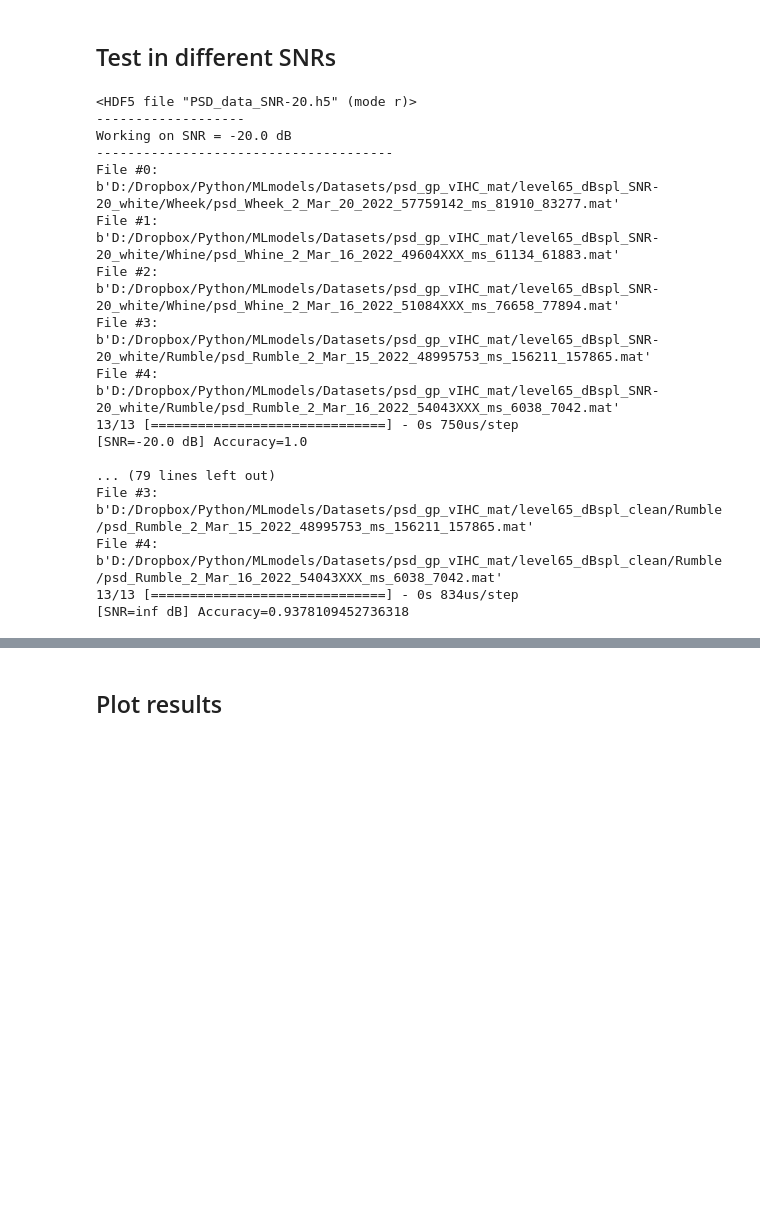
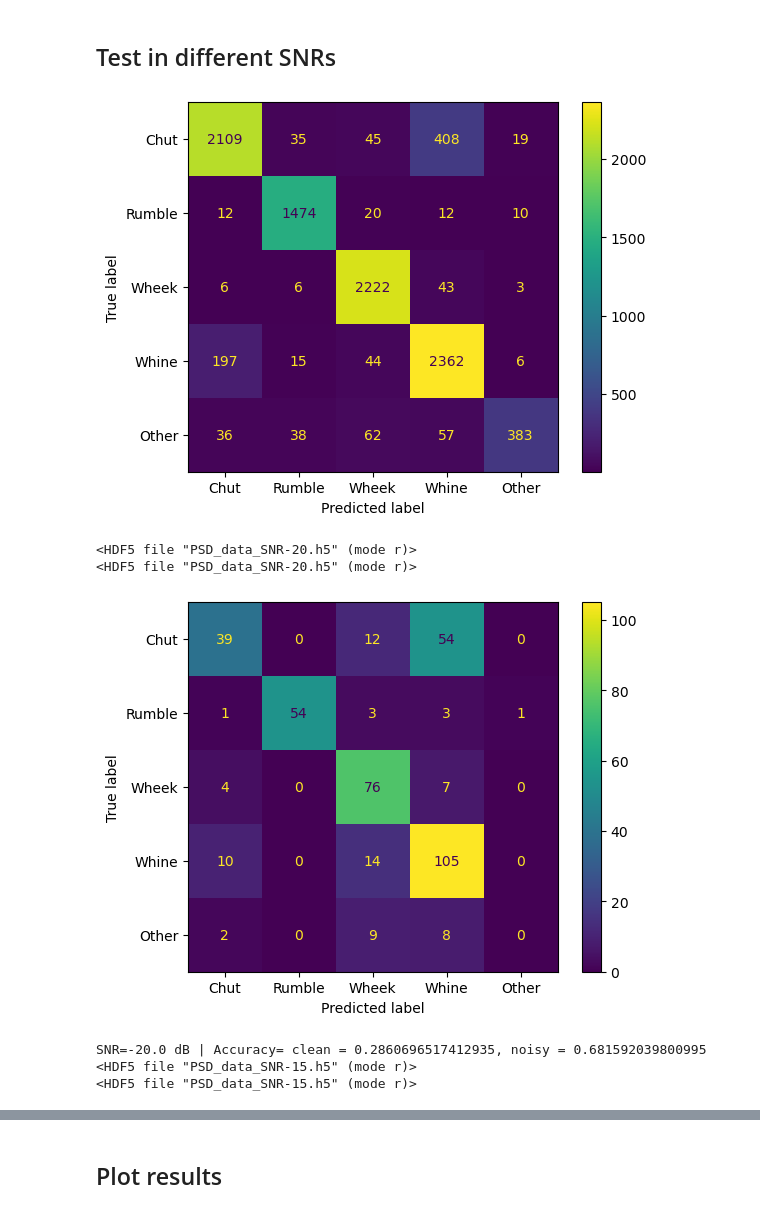
Before and after one commit to sbp894/MLmodels_CVox, a Jupyter notebook: Code/run_psd_MLP.ipynb, the cells around one changed output, grey strips where cells are left out. Drawn from its saved outputs; the diff is of its cells as text; code cells hidden in the pictures; blank space fills up the shorter version.

```diff
--- a/Code/run_psd_MLP.ipynb
+++ b/Code/run_psd_MLP.ipynb
@@ -219,68 +256,74 @@ Epoch 50/50
 # %% [markdown]
 ## Test in different SNRs
 # %%
-def test_MLP_snr(MLPmodel, minmax_scaler, snr_value, test_inds_clean, test_fnames_clean):
+def plot_conf_matrix(label_true, label_est, display_labels):
+    cnf_matrix = confusion_matrix(label_true, label_est)
+    disp = ConfusionMatrixDisplay(cnf_matrix, display_labels=display_labels)
+    disp.plot()
+    plt.show()
+
+
+def test_MLP_snr(MLPmodel, minmax_scaler, snr_value, test_inds_clean):
     root_out_dir= '../Datasets/psd_gp_vIHC_mat/PyData/'
     if np.isinf(snr_value):
         out_psd_data_file = root_out_dir + 'PSD_data_clean.h5'
     else:
         out_psd_data_file = root_out_dir + 'PSD_data_SNR' + snr_value.astype('int').astype('str') + '.h5'
     cur_snr_dataset = h5py.File(out_psd_data_file, "r")
     print(cur_snr_dataset)
     data_x_orig = np.array(cur_snr_dataset["data_psd_x"][:]) # your train set features
     data_y_orig = np.ravel(np.array(cur_snr_dataset["data_label_y"][:])) # your train set labels
-    data_fnames = np.ravel(np.array(cur_snr_dataset["data_filename"][:])) # your train set labels
+    # data_fnames = np.ravel(np.array(cur_snr_dataset["data_filename"][:])) # your train set labels
     data_x_norm = minmax_scaler.transform(data_x_orig)
 
     X_test = data_x_norm[test_inds]
     y_test = data_y_orig[test_inds]
-    fName_test= data_fnames[test_inds]
+    # fName_test= data_fnames[test_inds]
 
-    print(f"-------------------\nWorking on SNR = {snr_value} dB\n--------------------------------------")
-    for fileNum,fileName in zip(range(len(fName_test[:5])),fName_test[:5]):
-        print(f"File #{fileNum}: {fileName}")
+    # print(f"-------------------\nWorking on SNR = {snr_value} dB\n--------------------------------------")
+    # for fileNum,fileName in zip(range(len(fName_test[:5])),fName_test[:5]):
+    #     print(f"File #{fileNum}: {fileName}")
 
-    rand_int = random.randint(0, len(test_fnames_clean))
-    clean_name = test_fnames_clean[rand_int].decode("utf-8")
-    noisy_name= fName_test[rand_int].decode("utf-8")
+    # rand_int = random.randint(0, len(test_fnames_clean))
+    # clean_name = test_fnames_clean[rand_int].decode("utf-8")
+    # noisy_name= fName_test[rand_int].decode("utf-8")
 
-    # print(f"file number={rand_int} |-| clean={clean_name}|noisy={noisy_name}")
-    clean_name= clean_name[clean_name.rfind('/')+1:-3]
-    noisy_name= noisy_name[noisy_name.rfind('/')+1:-3]
-    if clean_name!=noisy_name:
-        print("Should be same")
+    # # print(f"file number={rand_int} |-| clean={clean_name}|noisy={noisy_name}")
+    # clean_name= clean_name[clean_name.rfind('/')+1:-3]
+    # noisy_name= noisy_name[noisy_name.rfind('/')+1:-3]
+    # if clean_name!=noisy_name:
+    #     print("Should be same")
+
     y_test_pred_NN = np.argmax(MLPmodel.predict(X_test), axis=1)
-    # accuracy = np.sum(y_test==y_test_pred_NN)/len(y_test_clean)
+    accuracy = np.sum(y_test==y_test_pred_NN)/len(y_test)
     # auc = skmetric.roc_auc_score(y_test, y_test_pred_NN)
-    accuracy = skmetric.accuracy_score(y_test, y_test_pred_NN)
-    print(f"[SNR={snr_value} dB] Accuracy={accuracy}\n")
+    # accuracy = skmetric.accuracy_score(y_test, y_test_pred_NN)
+    # print(f"[SNR={snr_value} dB] Accuracy={accuracy}\n")
 
-    return accuracy
+    return accuracy,y_test_pred_NN,y_test
+
+y_train_pred_NN_noisy = np.argmax(MLPnoisy.predict(all_train_x_norm), axis=1)
+train_accuracy_noisyMLP = np.sum(all_train_y_orig==y_train_pred_NN_noisy)/len(all_train_y_orig)
+
+plot_conf_matrix(all_train_y_orig, y_train_pred_NN_noisy, display_labels=call_label_code)
 
 test_accuracy_cleanMLP = np.zeros(all_snrs.shape)
 test_accuracy_noisyMLP = np.zeros(all_snrs.shape)
 # test_auc_cleanMLP = np.zeros(all_snrs.shape)
 # test_auc_noisyMLP = np.zeros(all_snrs.shape)
 
 for snr_value,iter in zip(all_snrs,range(len(all_snrs))):
-    test_accuracy_cleanMLP[iter]= test_MLP_snr(MLPclean, minmax_scaler, snr_value, test_inds, test_fnames)
-    test_accuracy_noisyMLP[iter]= test_MLP_snr(MLPnoisy, minmax_scaler, snr_value, test_inds, test_fnames)
-    # print(f"SNR={snr_value} dB | Accuracy= clean = {test_accuracy_cleanMLP[iter]}, noisy = {test_accuracy_noisyMLP[iter]}")
+    test_accuracy_cleanMLP[iter],y_pred_clean,y_true_clean= test_MLP_snr(MLPclean, minmax_scaler, snr_value, test_inds)
+    # plot_conf_matrix(y_true_clean, y_pred_clean, display_labels=call_label_code)
+
+    test_accuracy_noisyMLP[iter],y_pred_noisy,y_true_noisy= test_MLP_snr(MLPnoisy, minmax_scaler, snr_value, test_inds)
+    plot_conf_matrix(y_true_noisy, y_pred_noisy, display_labels=call_label_code)
+    print(f"SNR={snr_value} dB | Accuracy= clean = {test_accuracy_cleanMLP[iter]}, noisy = {test_accuracy_noisyMLP[iter]}")
 # %% [output]
+[figure, added]
 <HDF5 file "PSD_data_SNR-20.h5" (mode r)>
--------------------
-Working on SNR = -20.0 dB
---------------------------------------
-File #0: b'D:/Dropbox/Python/MLmodels/Datasets/psd_gp_vIHC_mat/level65_dBspl_SNR-20_white/Wheek/psd_Wheek_2_Mar_20_2022_57759142_ms_81910_83277.mat'
-File #1: b'D:/Dropbox/Python/MLmodels/Datasets/psd_gp_vIHC_mat/level65_dBspl_SNR-20_white/Whine/psd_Whine_2_Mar_16_2022_49604XXX_ms_61134_61883.mat'
-File #2: b'D:/Dropbox/Python/MLmodels/Datasets/psd_gp_vIHC_mat/level65_dBspl_SNR-20_white/Whine/psd_Whine_2_Mar_16_2022_51084XXX_ms_76658_77894.mat'
-File #3: b'D:/Dropbox/Python/MLmodels/Datasets/psd_gp_vIHC_mat/level65_dBspl_SNR-20_white/Rumble/psd_Rumble_2_Mar_15_2022_48995753_ms_156211_157865.mat'
-File #4: b'D:/Dropbox/Python/MLmodels/Datasets/psd_gp_vIHC_mat/level65_dBspl_SNR-20_white/Rumble/psd_Rumble_2_Mar_16_2022_54043XXX_ms_6038_7042.mat'
-13/13 [==============================] - 0s 750us/step
-[SNR=-20.0 dB] Accuracy=1.0
-
-... (79 lines left out)
-File #3: b'D:/Dropbox/Python/MLmodels/Datasets/psd_gp_vIHC_mat/level65_dBspl_clean/Rumble/psd_Rumble_2_Mar_15_2022_48995753_ms_156211_157865.mat'
-File #4: b'D:/Dropbox/Python/MLmodels/Datasets/psd_gp_vIHC_mat/level65_dBspl_clean/Rumble/psd_Rumble_2_Mar_16_2022_54043XXX_ms_6038_7042.mat'
-13/13 [==============================] - 0s 834us/step
-[SNR=inf dB] Accuracy=0.9378109452736318
+<HDF5 file "PSD_data_SNR-20.h5" (mode r)>
+[figure, added]
+SNR=-20.0 dB | Accuracy= clean = 0.2860696517412935, noisy = 0.681592039800995
+<HDF5 file "PSD_data_SNR-15.h5" (mode r)>
+<HDF5 file "PSD_data_SNR-15.h5" (mode r)>
```
Also changed, not shown: parts of 8 cells of this notebook, 2 other files.
